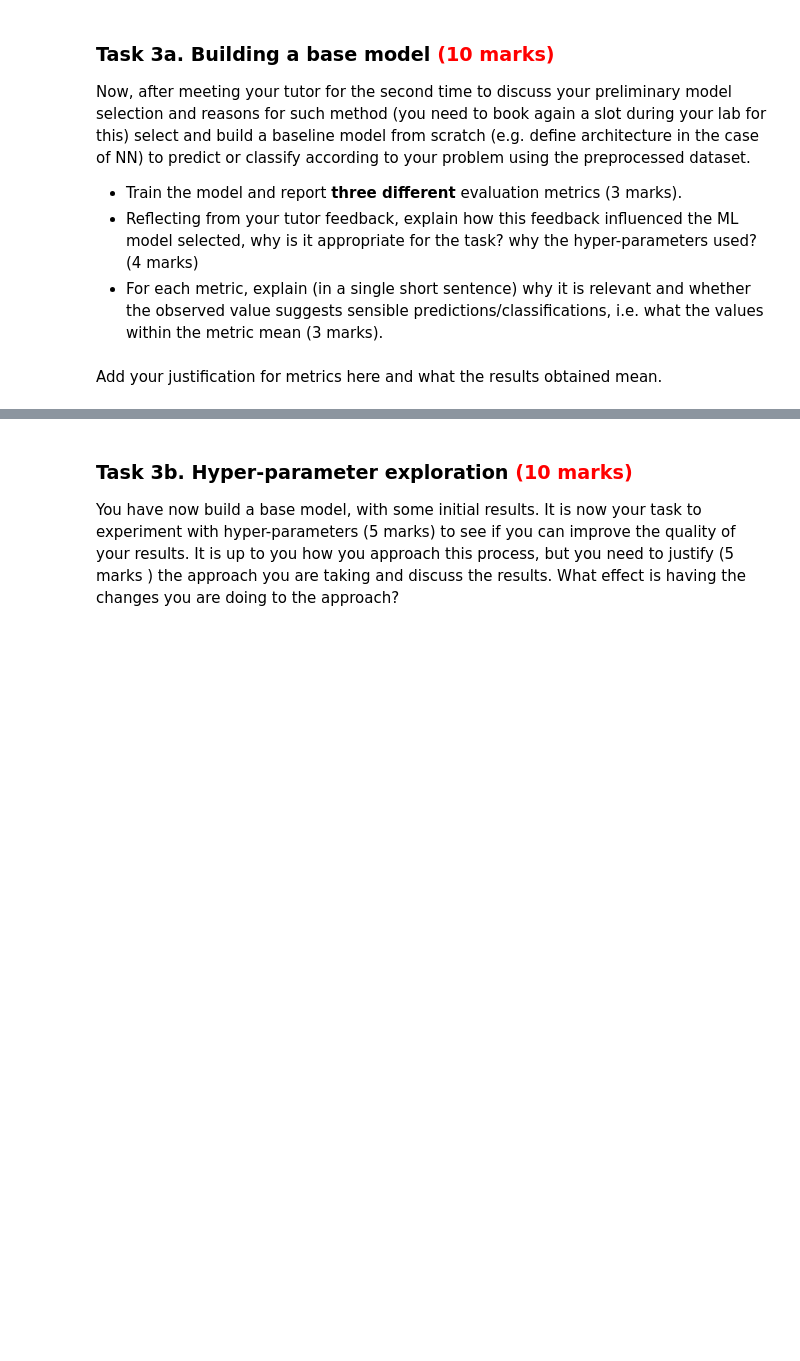
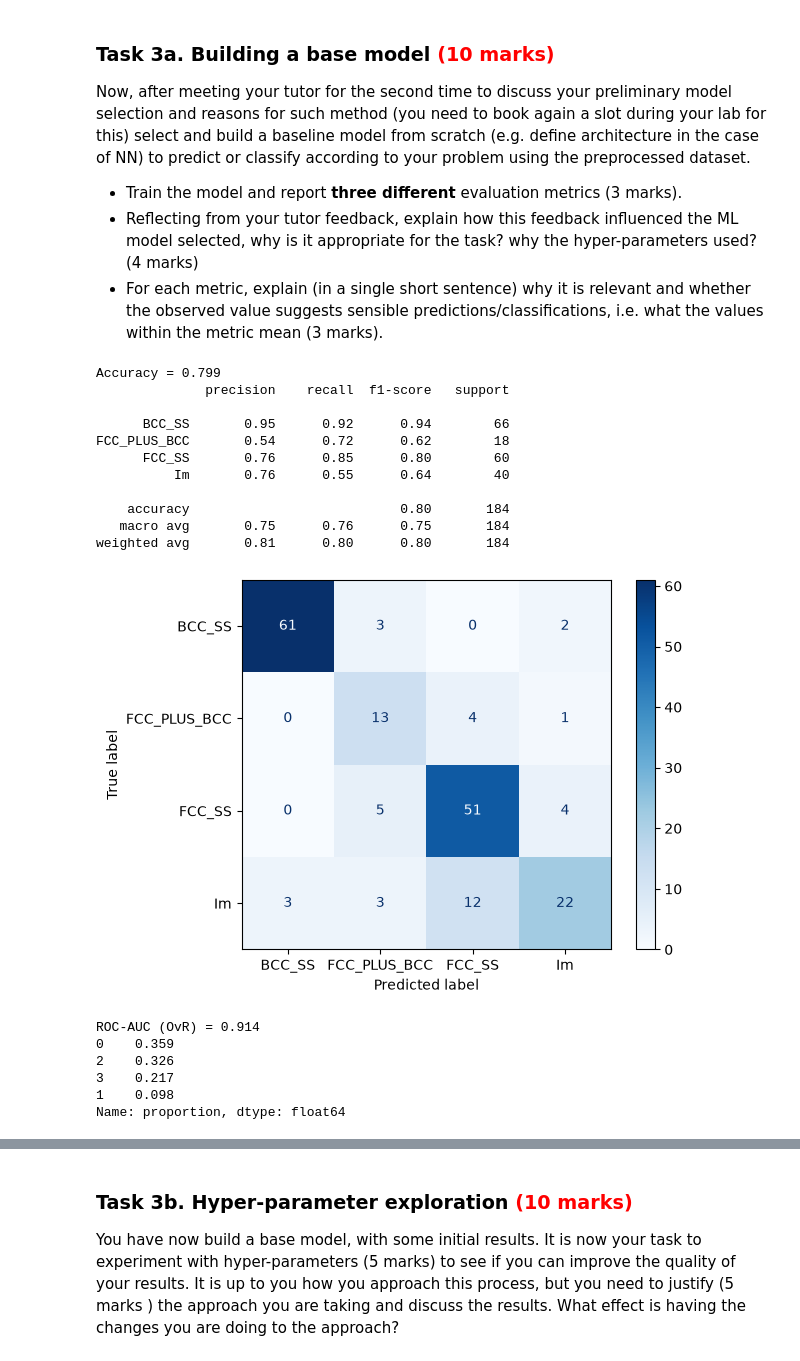
Before and after one commit to efyct6/Machine-Learning, a Jupyter notebook: mmme4125-coursework_2026.ipynb, the cells around one changed output, grey strips where cells are left out. Saved outputs shown, nothing was run; the diff lists cells and outputs as text; code cells hidden in the pictures; blank space fills up the shorter version.

```diff
--- a/mmme4125-coursework_2026.ipynb
+++ b/mmme4125-coursework_2026.ipynb
@@ -639,2 +674,43 @@ Now, after meeting your tutor for the second time to discuss your preliminary mo
-# %% [markdown]
-Add your justification for metrics here and what the results obtained mean.
+# %%
+from sklearn.ensemble import RandomForestClassifier
+from sklearn.preprocessing import label_binarize
+from sklearn.metrics import (accuracy_score, classification_report, confusion_matrix, ConfusionMatrixDisplay, roc_auc_score)
+
+rf_model = RandomForestClassifier(n_estimators=200, random_state=42)
+rf_model.fit(Xtrain_s, ytrain_s)
+
+y_pred = rf_model.predict(Xval)
+print("Accuracy =", round(accuracy_score(y_val_t, y_pred), 3))
+
+print(classification_report(y_val_t, y_pred, target_names=le.classes_))
+
+
+cm = confusion_matrix(y_val_t, y_pred)
+ConfusionMatrixDisplay(confusion_matrix=cm, display_labels=le.classes_).plot(cmap="Blues")
+plt.show()
+
+classes = np.unique(y_val_t)
+y_val_bin = label_binarize(y_val_t, classes=classes)
+y_prob = rf_model.predict_proba(Xval)
+print("ROC-AUC =", round(roc_auc_score(y_val_bin, y_prob, multi_class="ovr"), 3))
+
+print(pd.Series(y_val_t).value_counts(normalize=True).round(3))
+# %% [output]
+Accuracy = 0.799
+              precision    recall  f1-score   support
+
+      BCC_SS       0.95      0.92      0.94        66
+FCC_PLUS_BCC       0.54      0.72      0.62        18
+      FCC_SS       0.76      0.85      0.80        60
+          Im       0.76      0.55      0.64        40
+
+    accuracy                           0.80       184
+   macro avg       0.75      0.76      0.75       184
+weighted avg       0.81      0.80      0.80       184
+[figure, added]
+ROC-AUC (OvR) = 0.914
+0    0.359
+2    0.326
+3    0.217
+1    0.098
+Name: proportion, dtype: float64
```
Also changed, not shown: parts of 11 cells of this notebook, 3 other files.
